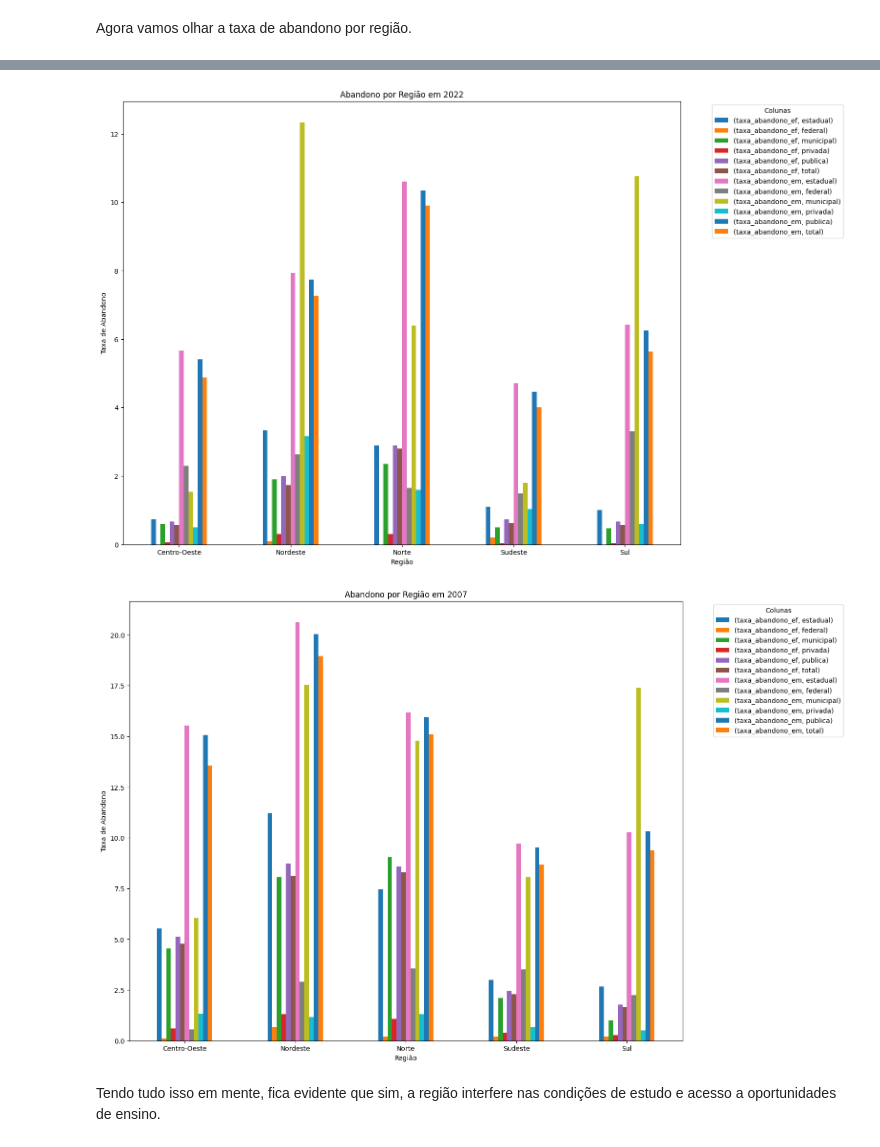
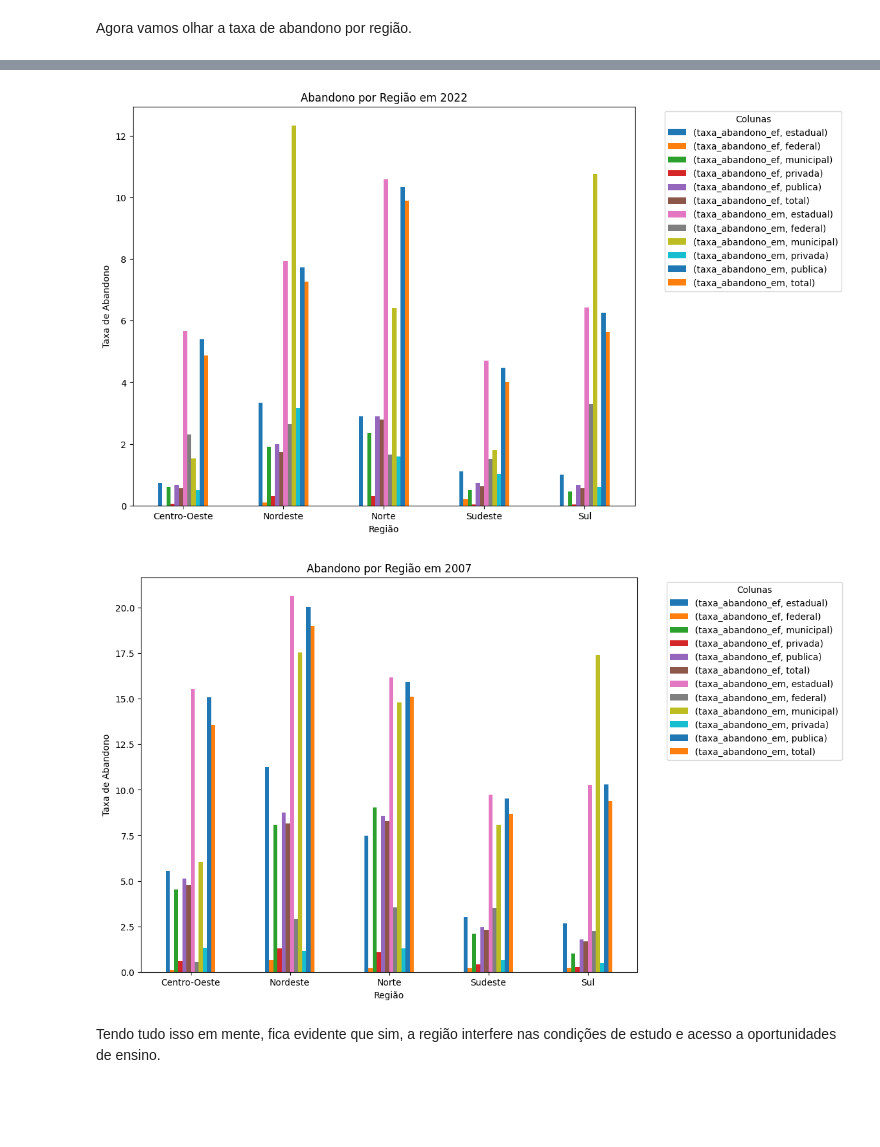
Before and after one commit to felipsants/EDA-Analytica, a Jupyter notebook: EDA.ipynb, the cells around one changed output, grey strips where cells are left out. Cells and saved outputs as stored; diff of their text form; code cells hidden in the pictures; blank space fills up the shorter version.

```diff
--- a/EDA.ipynb
+++ b/EDA.ipynb
@@ -923,19 +923,19 @@ df_pivot_abandono_2007.head()
 | Sudeste | 3.000000 | 0.200000 | 2.100000 | 0.400000 | 2.466667 | 2.300000 | 9.733333 | 3.50 | 8.066667 | ... |
 | Sul | 2.666667 | 0.200000 | 1.000000 | 0.266667 | 1.766667 | 1.666667 | 10.266667 | 2.25 | 17.400000 | ... |
 # %%
-df_pivot_abandono_2022.plot(kind ='bar', figsize = (15,12))
+df_pivot_abandono_2022.plot(kind ='bar', figsize = (10,8))
 
 plt.title('Abandono por Região em 2022')
 plt.xlabel('Região')
 plt.ylabel('Taxa de Abandono')
 plt.legend(title='Colunas',bbox_to_anchor=(1.05, 1), loc='upper left')
 plt.xticks(rotation=0)
 
 plt.show()
 # %% [output]
-[figure, old version]
+[figure, new version]
 # %%
-df_pivot_abandono_2007.plot(kind ='bar', figsize = (15,12))
+df_pivot_abandono_2007.plot(kind ='bar', figsize = (10,8))
 
 plt.title('Abandono por Região em 2007')
 plt.xlabel('Região')
@@ -945,7 +945,7 @@ plt.xticks(rotation=0)
 
 plt.show()
 # %% [output]
-[figure, old version]
+[figure, new version]
 # %% [markdown]
 Tendo tudo isso em mente, fica evidente que sim, a região interfere nas condições de estudo e acesso a oportunidades de ensino.
 # %% [markdown]
```
Also changed, not shown: parts of 9 cells of this notebook.
